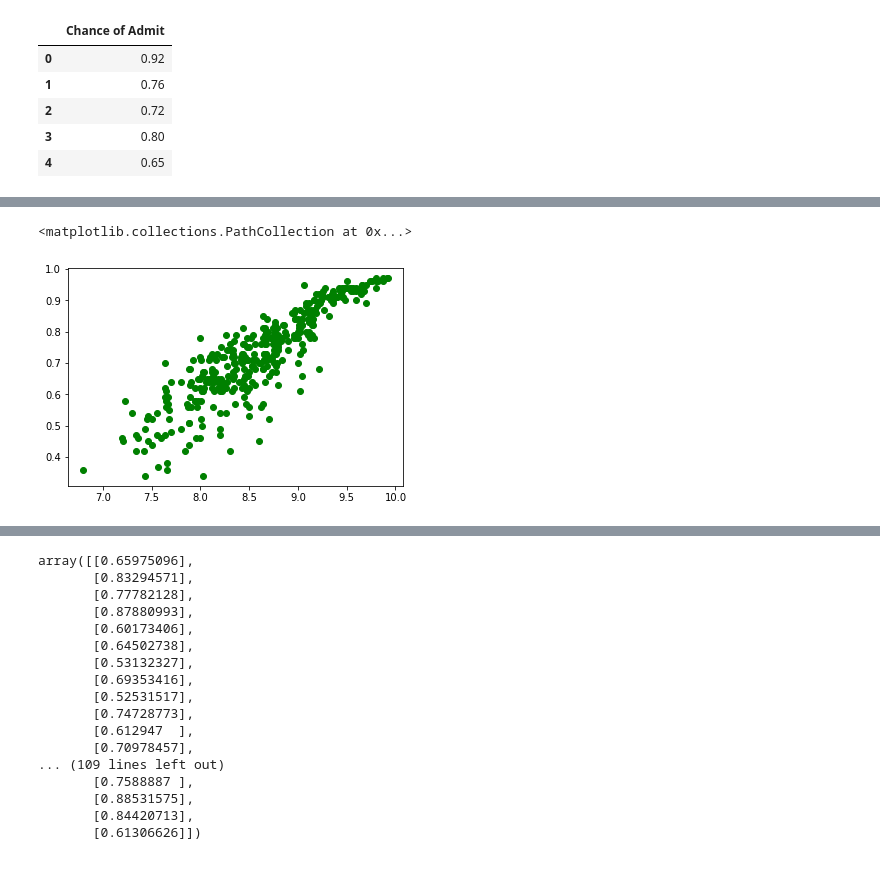
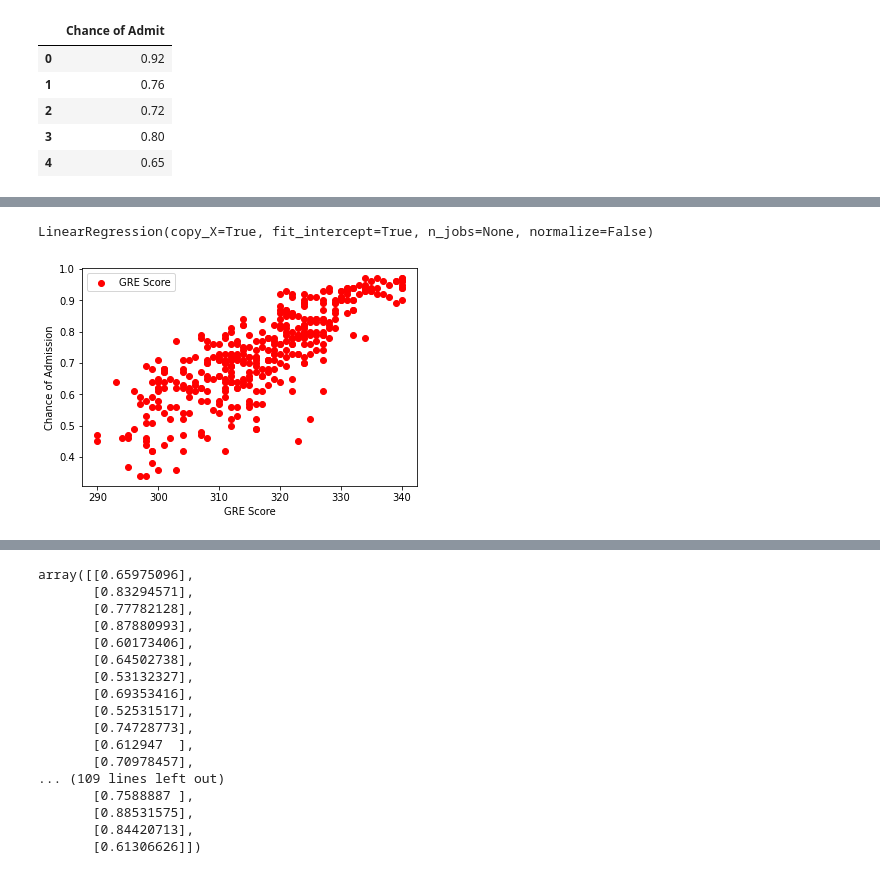
Before and after one commit to aadityadamle/Admit-Prediction, a Jupyter notebook: Admit_Prediction.ipynb, the cells around one changed output, grey strips where cells are left out. Drawn from its saved outputs; the diff is of its cells as text; code cells hidden in the pictures.

```diff
--- a/Admit_Prediction.ipynb
+++ b/Admit_Prediction.ipynb
@@ -92,5 +88,0 @@ plt.scatter(X_train["University Rating"],Y_train, color = "blue")
-# %%
-plt.scatter(X_train["CGPA"],Y_train, color = "green")
-# %% [output]
-<matplotlib.collections.PathCollection at 0x...>
-[figure, removed]
@@ -98,0 +92,14 @@ prediction_of_Y = classifier.predict(X_test)
+# %%
+# Fitting the classifier onto the training data
+classifier.fit(X_train,Y_train)
+# %% [output]
+LinearRegression(copy_X=True, fit_intercept=True, n_jobs=None, normalize=False)
+# %%
+# Visualize the effect of GRE Score on chance of of getting an admit. We see an increasing plot which shows higher GRE Score increases the chances of admission.
+plt.scatter(X_train["GRE Score"],Y_train, color = "red")
+plt.xlabel("GRE Score")
+plt.ylabel("Chance of Admission")
+plt.legend(["GRE Score"])
+plt.show()
+# %% [output]
+[figure, added]
```
Also changed, not shown: parts of 37 cells of this notebook.
